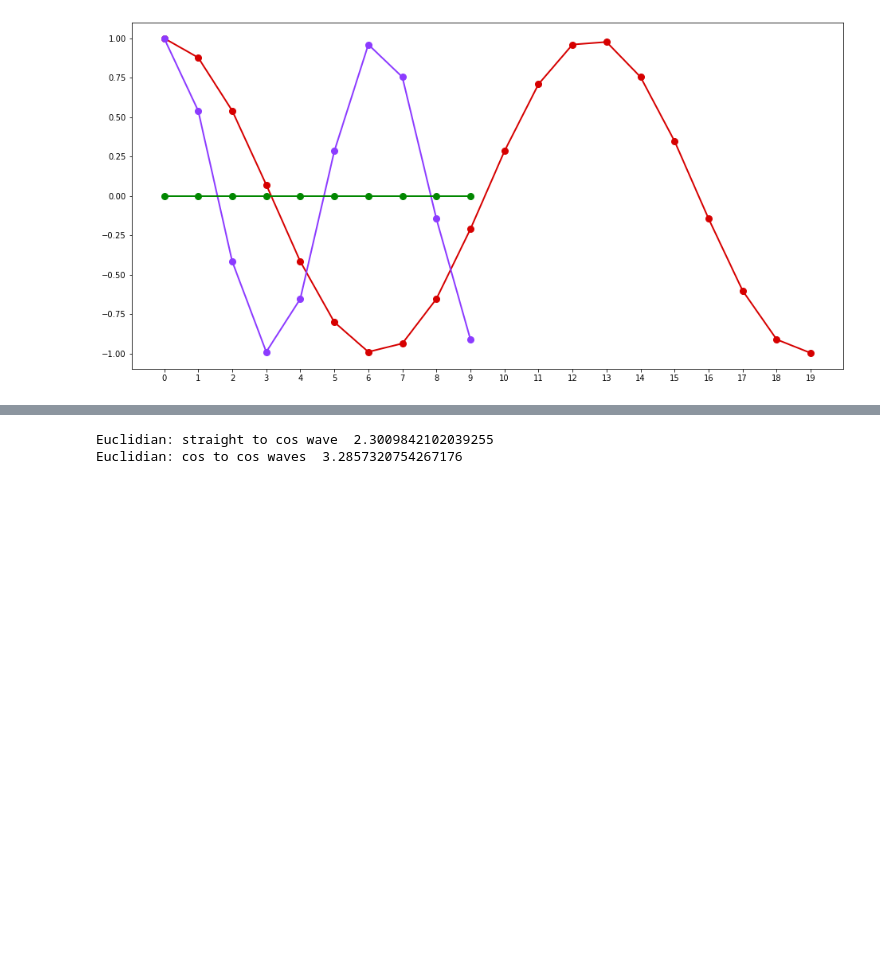
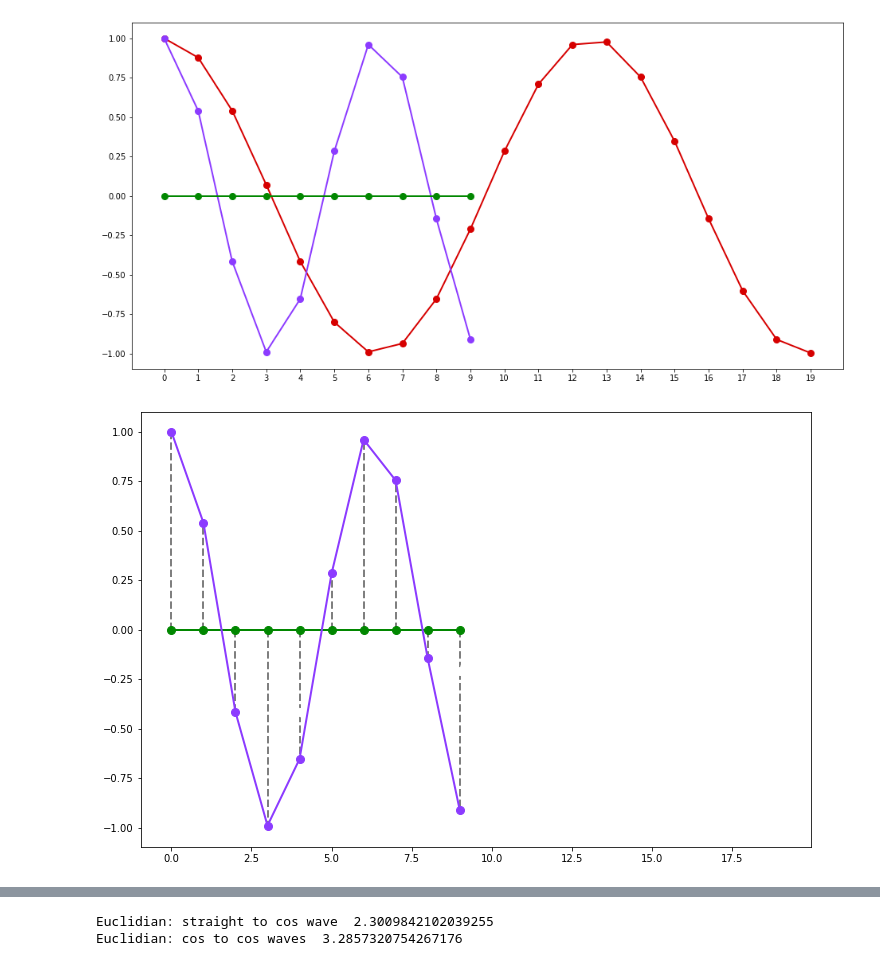
Before and after one commit to AzaelCC/Basic_DTW, a Jupyter notebook: source/Basic_DTW.ipynb, the cells around one changed output, grey strips where cells are left out. Saved outputs shown, nothing was run; the diff lists cells and outputs as text; code cells hidden in the pictures; blank space fills up the shorter version.

```diff
--- a/source/Basic_DTW.ipynb
+++ b/source/Basic_DTW.ipynb
@@ -33,6 +33,24 @@ ax.plot(z, '-o', label='z', linewidth=2, markersize=8, color=colors[2], markerfa
 fig.savefig('../figures/figure_1', dpi=900, bbox_inches='tight')
 # %% [output]
 [figure]
+# %%
+# This is how Euclidian distance would look like
+straight_path = list(zip(range(n_x), range(n_y)))
+
+# Prepare figure
+fig, ax = plt.subplots(figsize=(12,8))
+
+# Plot connections
+for [map_x, map_y] in straight_path:
+    ax.plot([map_x, map_y], [z[map_x], y[map_y]], '--k', linewidth=2, alpha=.5)
+
+# Plot series
+ax.plot(x, '-o', label='x', linewidth=2, markersize=8, color='white', markerfacecolor='white', markeredgecolor='white')
+ax.plot(z, '-o', label='x', linewidth=2, markersize=8, color=colors[2], markerfacecolor=colors[2], markeredgecolor=colors[2])
+ax.plot(y, '-o', label='y', linewidth=2, markersize=8, color=colors[1], markerfacecolor=colors[1], markeredgecolor=colors[1])
+fig.savefig('../figures/figure_2', dpi=900, bbox_inches='tight')
+# %% [output]
+[figure, added]
 # %%
 # This is how Euclidian distance would look like
 straight_path = list(zip(range(n_x), range(n_y)))
```
Also changed, not shown: parts of 4 cells of this notebook.
